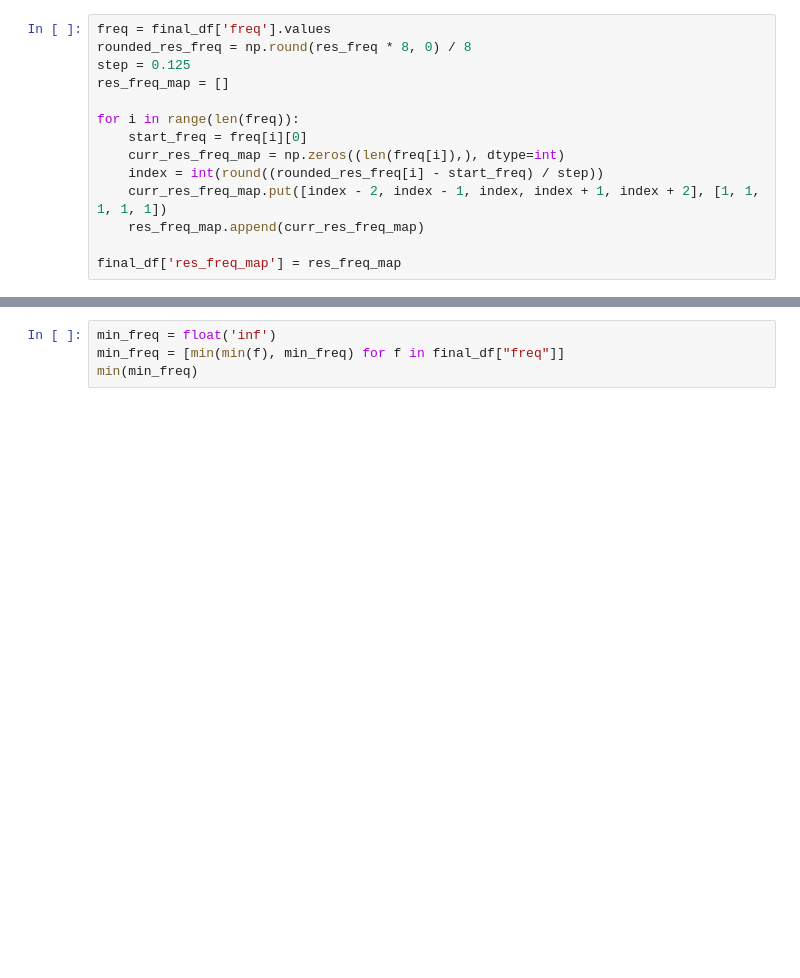
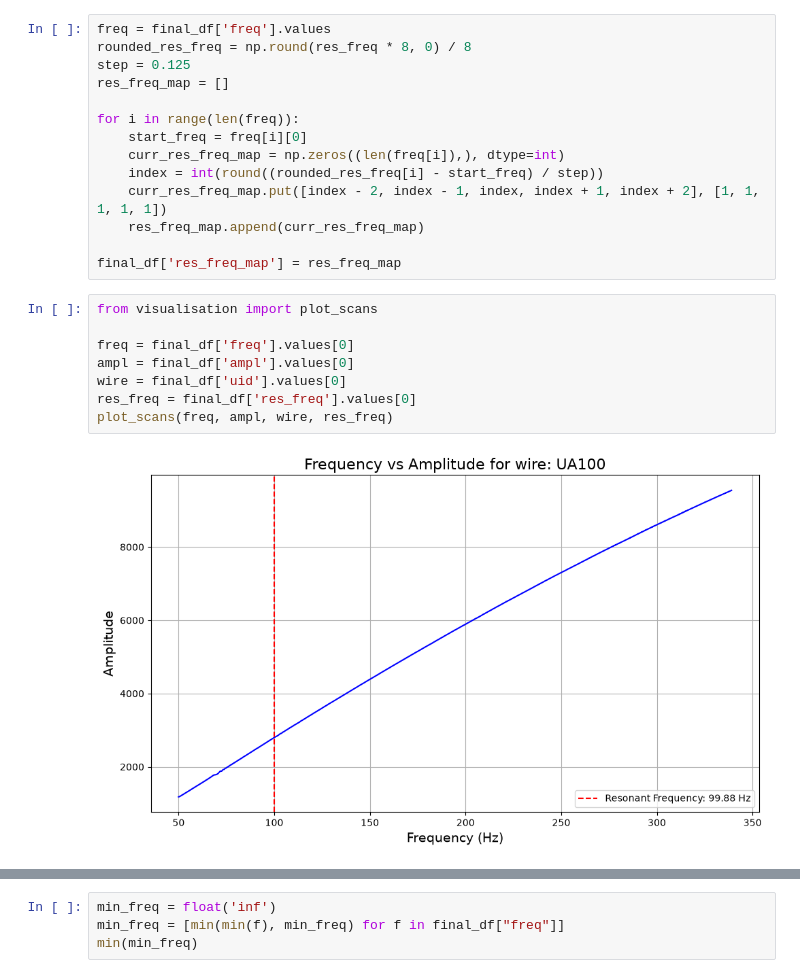
Before and after one commit to SiemBerhane/preliminary-dwa-ml, a Jupyter notebook: initial-data-cleaning/testing.ipynb, the cells around one changed output, grey strips where cells are left out. Saved outputs shown, nothing was run; the diff lists cells and outputs as text; blank space fills up the shorter version.

Commit message:
Added visualisation method, copied anyssa's bg subtraction code

```diff
--- a/initial-data-cleaning/testing.ipynb
+++ b/initial-data-cleaning/testing.ipynb
@@ -105,3 +105,13 @@ for i in range(len(freq)):
     res_freq_map.append(curr_res_freq_map)
 
 final_df['res_freq_map'] = res_freq_map
+# %%
+from visualisation import plot_scans
+
+freq = final_df['freq'].values[0]
+ampl = final_df['ampl'].values[0]
+wire = final_df['uid'].values[0]
+res_freq = final_df['res_freq'].values[0]
+plot_scans(freq, ampl, wire, res_freq)
+# %% [output]
+[figure, added]
```
Also changed, not shown: parts of 3 cells of this notebook, 2 other files.
